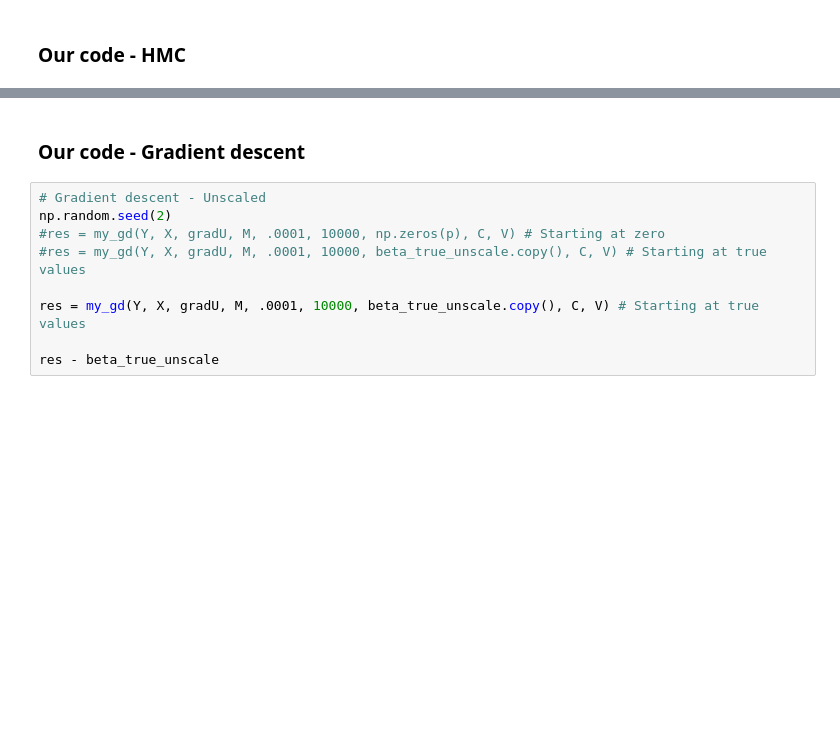
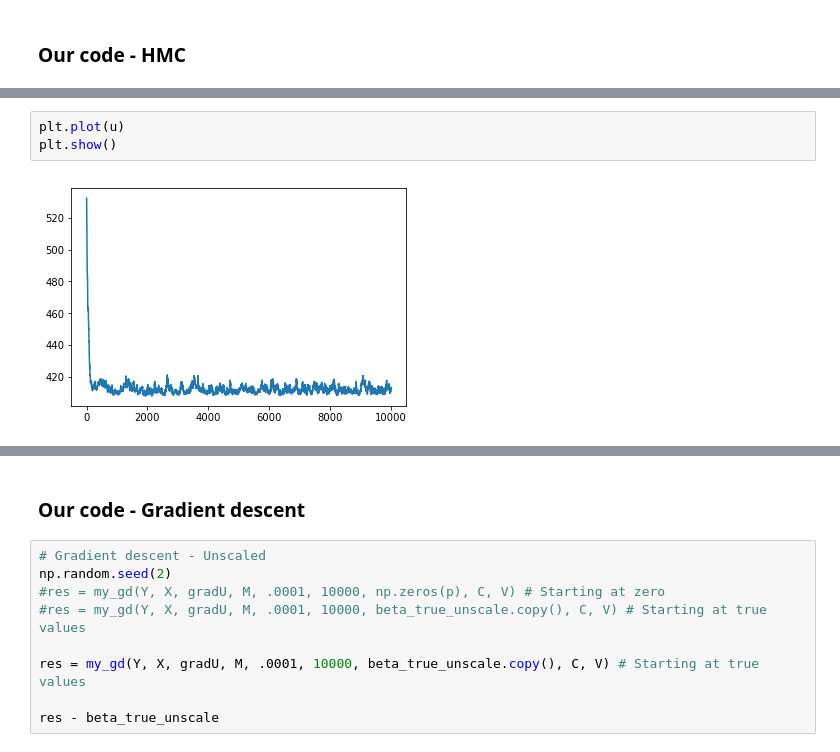
Before and after one commit to gldmt-duke/CokerAmitaiSGHMC, a Jupyter notebook: logistic_regression/logistic_regression_compare.ipynb, the cells around one changed output, grey strips where cells are left out. Saved outputs shown, nothing was run; the diff lists cells and outputs as text; blank space fills up the shorter version.

```diff
--- a/logistic_regression/logistic_regression_compare.ipynb
+++ b/logistic_regression/logistic_regression_compare.ipynb
@@ -184,0 +252,5 @@ array([-2.79430421, -0.74558443,  0.18226611,  1.6872832 , -4.72043896,
+# %%
+plt.plot(u)
+plt.show()
+# %% [output]
+[figure, added]
```
Also changed, not shown: parts of 13 cells of this notebook.
